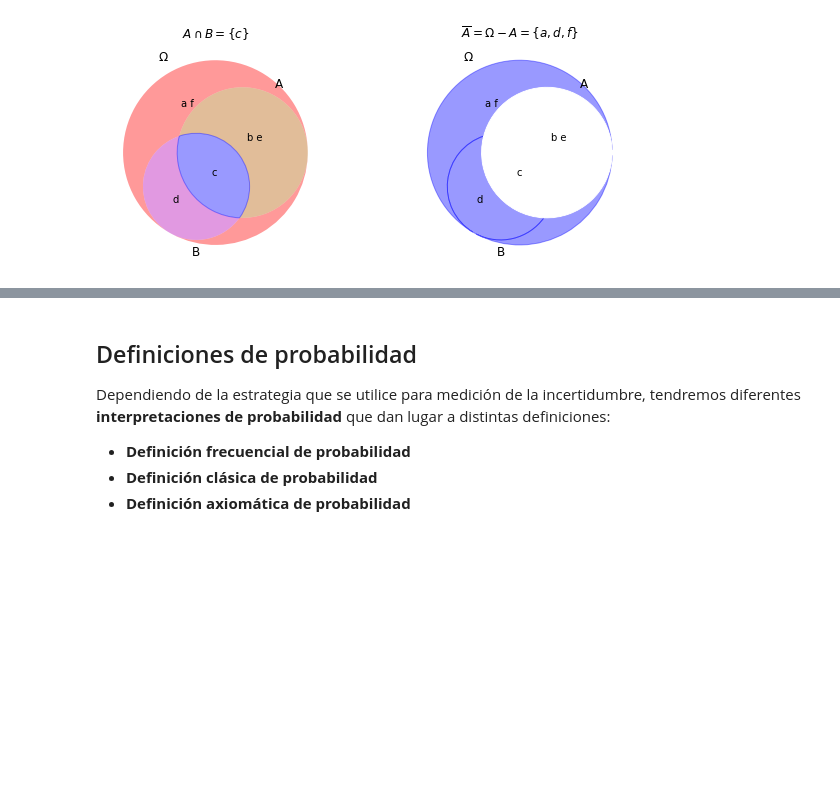
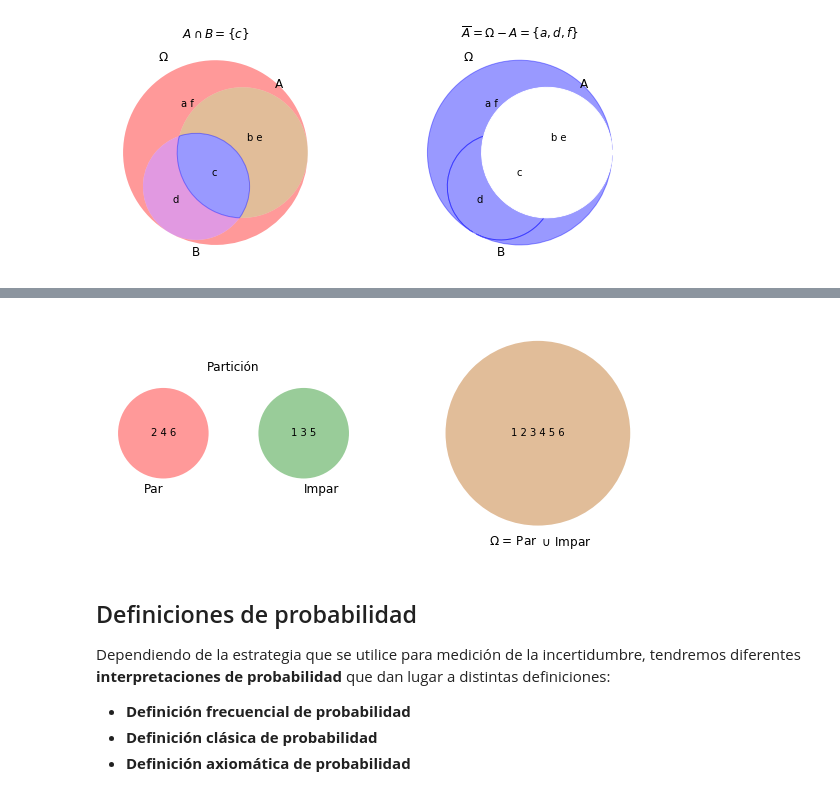
Before and after one commit to jruizalz/EPE-ULPGC, a Jupyter notebook: Bloque_1/2.Probabilidad_Sucesos.ipynb, the cells around one changed output, grey strips where cells are left out. Cells and saved outputs as stored; diff of their text form; code cells hidden in the pictures; blank space fills up the shorter version.

```diff
--- a/Bloque_1/2.Probabilidad_Sucesos.ipynb
+++ b/Bloque_1/2.Probabilidad_Sucesos.ipynb
@@ -150,3 +158,22 @@ plt.title('$\overline{A} = \Omega - A = \{a,d,f\}$');
+# %%
+S = {'1','2','3','4','5','6'}
+Par = {'2', '4', '6'}
+Impar = {'1', '3', '5'}
+
+plt.figure(figsize=(10,4))
+plt.subplot(121)
+v = venn2([Par, Impar], set_labels = ('Par', 'Impar'))
+v.get_label_by_id('10').set_text('2 4 6')
+v.get_label_by_id('01').set_text('1 3 5')
+plt.title('Partición')
+
+plt.subplot(122)
+v = venn2([S, S], set_labels = ('$\Omega$ = Par', ' $\cup$ Impar'))
+v.get_label_by_id('11').set_text('1 2 3 4 5 6')
+v.get_label_by_id('10').set_text('')
+v.get_label_by_id('01').set_text('')
+# %% [output]
+[figure, added]
 # %% [markdown]
 ## Definiciones de probabilidad
 
```
Also changed, not shown: parts of 20 cells of this notebook, 1 other file.
